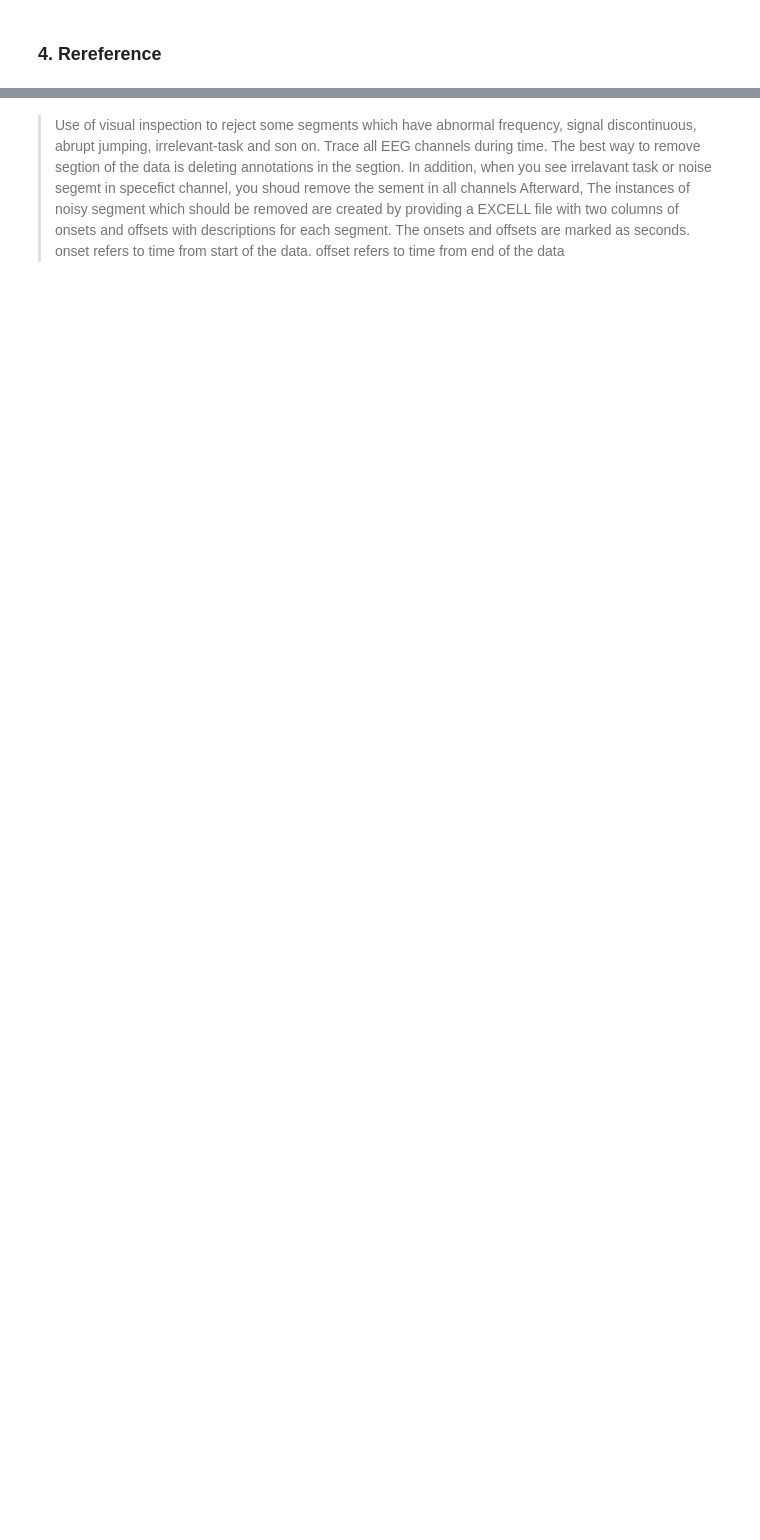
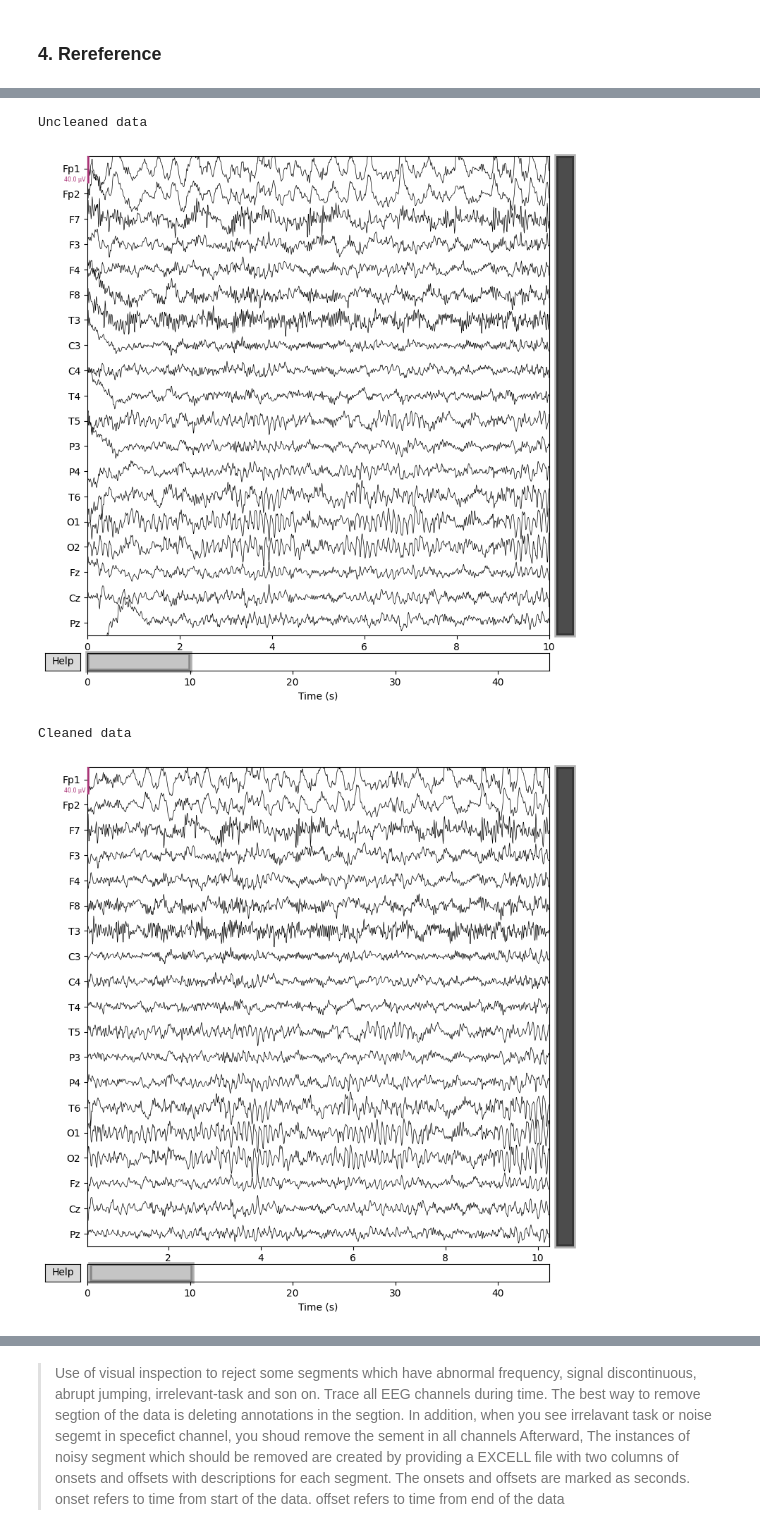
Before and after one commit to abdipourasl/OCD, a Jupyter notebook: MNE_Preprocessing.ipynb, the cells around one changed output, grey strips where cells are left out. Cells and saved outputs as stored; diff of their text form; code cells hidden in the pictures; blank space fills up the shorter version.

```diff
--- a/MNE_Preprocessing.ipynb
+++ b/MNE_Preprocessing.ipynb
@@ -185,0 +213,13 @@ SSP projectors applied...
+# %%
+scalings= {"eeg":2e-5}
+
+print("Uncleaned data")
+raw_uncleaned.plot(scalings=scalings);
+
+print("Cleaned data")
+raw._data.plot(start=0.25, scalings=scalings);
+# %% [output]
+Uncleaned data
+[figure, added]
+Cleaned data
+[figure, added]
```
Also changed, not shown: parts of 56 cells of this notebook.
